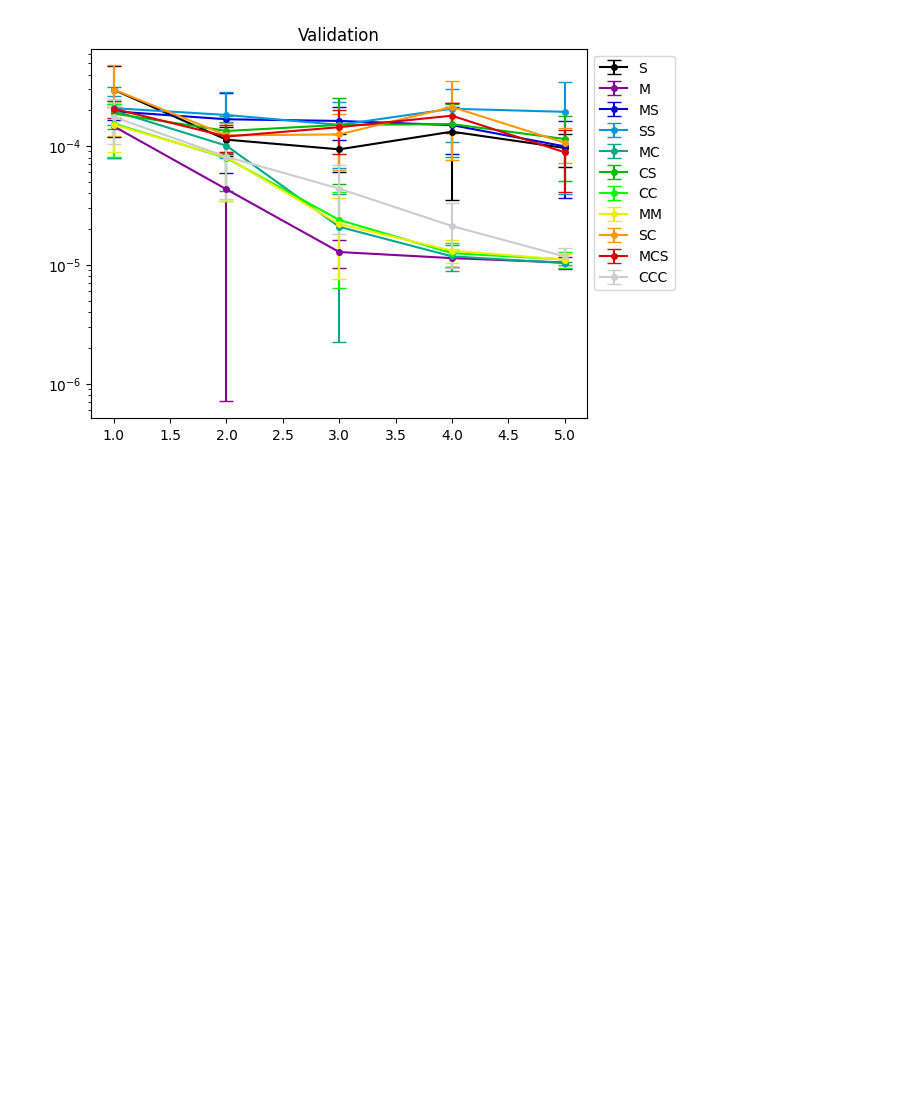
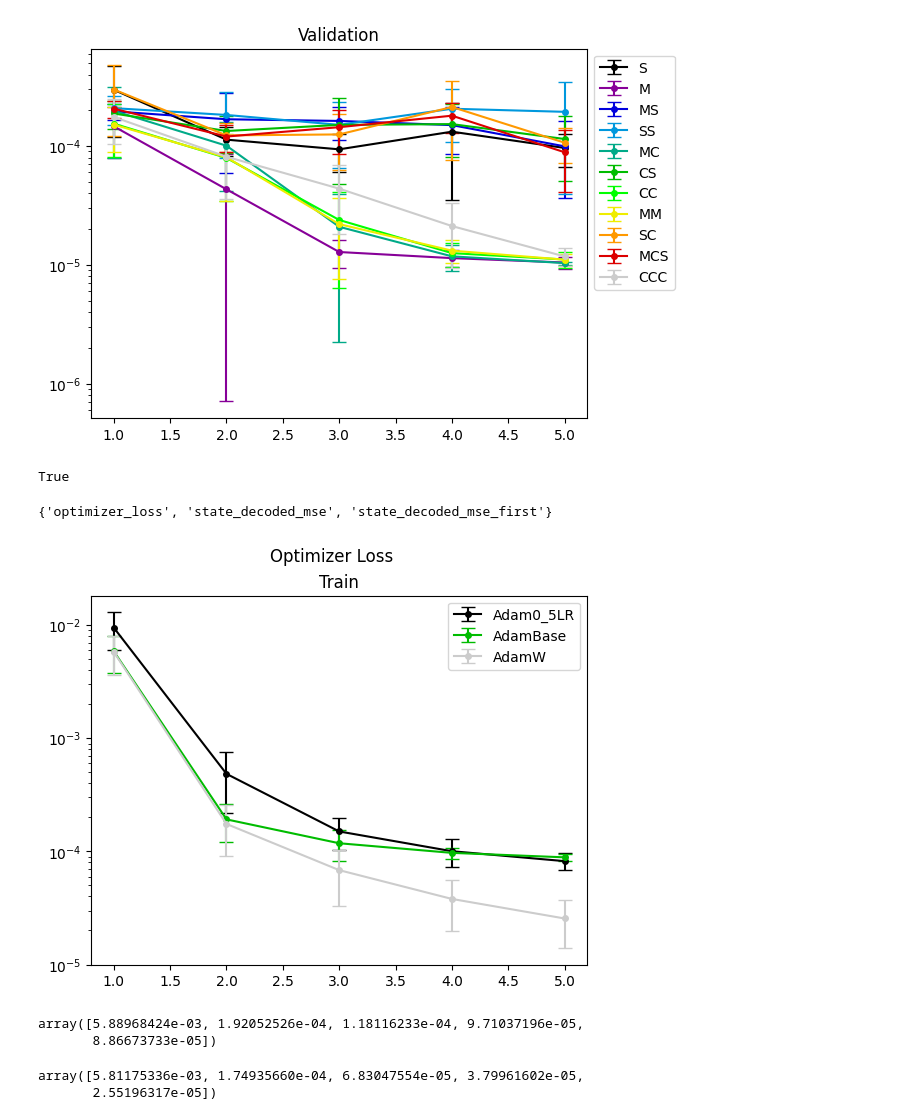
Before and after one commit to H-IAAC/WorldMachine, a Jupyter notebook: dev/Toy1d.ipynb, the cells around one changed output. Cells and saved outputs as stored; diff of their text form; code cells hidden in the pictures; blank space fills up the shorter version.

```diff
--- a/dev/Toy1d.ipynb
+++ b/dev/Toy1d.ipynb
@@ -250,3 +294,67 @@ plt.show()
 [figure]
 [figure]
 [figure]
+# %%
+import glob
+import os
+
+import numpy as np
+import matplotlib.pyplot as plt
+
+
+paths = glob.glob("toy1d_optimizer\\*")
+
+train_history :dict[str, dict[str, np.ndarray]] = {}
+for path in paths:
+    experiment_name = os.path.basename(path)
+    history_path = os.path.join(path, "toy1d_train_history.npz")
+
+    train_history[experiment_name] = dict(np.load(history_path))
+# %%
+os.path.isdir(paths[0])
+# %% [output]
+True
+# %%
+
+names = set()
+for name in train_history["AdamBase"]:
+    names.add(name.removesuffix("_std").removesuffix("_train").removesuffix("_val"))
+names.remove("duration")
+
+names
+# %% [output]
+{'optimizer_loss', 'state_decoded_mse', 'state_decoded_mse_first'}
+# %%
+plot_args = {"fmt":"o-", "capsize":5.0, "markersize":4}
+
+epochs = range(1, 5+1)
+colormap = plt.cm.nipy_spectral
+colors = colormap(np.linspace(0, 1, len(train_history)))
+
+fig, ax = plt.subplots()
+ax.set_prop_cycle('color', colors)
+for block_sequence in train_history:
+    plt.errorbar(epochs,
+                 train_history[block_sequence]["optimizer_loss_train"],
+                 train_history[block_sequence]["optimizer_loss_train_std"],
+                 label=block_sequence,
+                 **plot_args)
+
+
+plt.yscale("log")
+plt.suptitle("Optimizer Loss")
+plt.title("Train")
+plt.legend(bbox_to_anchor=(1.0, 1.0))
+plt.show()
+# %% [output]
+[figure, added]
+# %%
+train_history["AdamBase"]["optimizer_loss_train"]
+# %% [output]
+array([5.88968424e-03, 1.92052526e-04, 1.18116233e-04, 9.71037196e-05,
+       8.86673733e-05])
+# %%
+train_history["AdamW"]["optimizer_loss_train"]
+# %% [output]
+array([5.81175336e-03, 1.74935660e-04, 6.83047554e-05, 3.79961602e-05,
+       2.55196317e-05])
```
Also changed, not shown: parts of 16 cells of this notebook, 31 other files.
